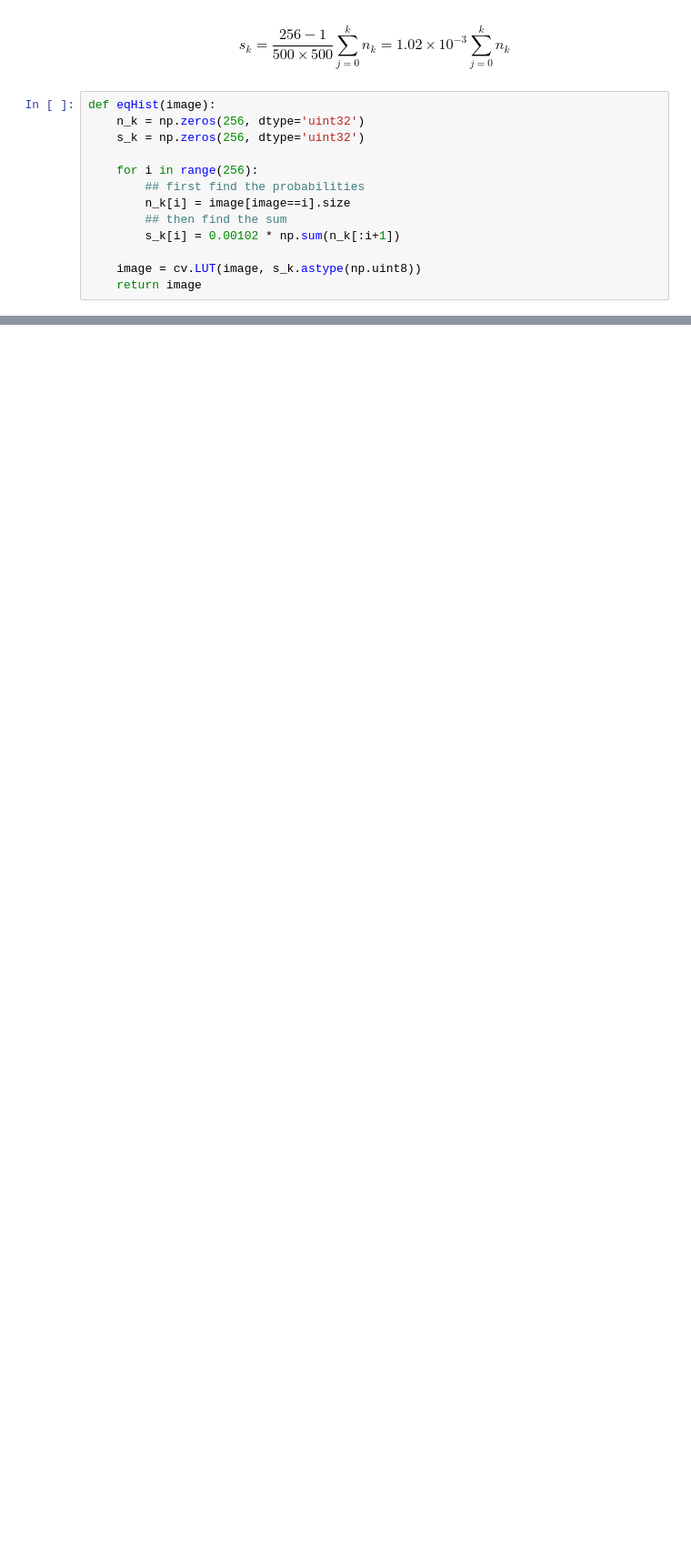
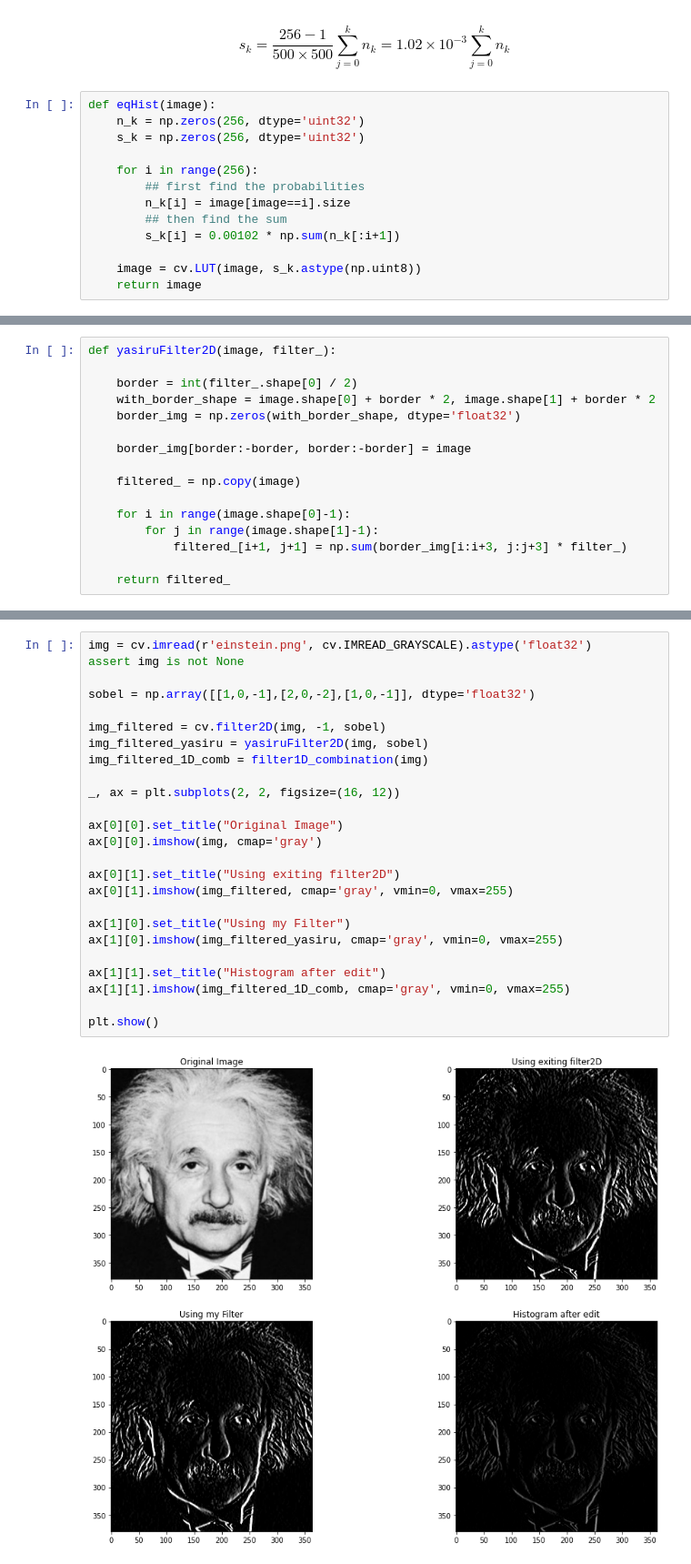
Before and after one commit to YSK-Machine-Vision-EN2550/Assignment_1, a Jupyter notebook: Book1.ipynb, the cells around one changed output, grey strips where cells are left out. Shown at 91% size. Drawn from its saved outputs; the diff is of its cells as text; blank space fills up the shorter version.

```diff
--- a/Book1.ipynb
+++ b/Book1.ipynb
@@ -302,0 +391,16 @@ plt.show()
+# %%
+def yasiruFilter2D(image, filter_):
+
+    border = int(filter_.shape[0] / 2)
+    with_border_shape = image.shape[0] + border * 2, image.shape[1] + border * 2
+    border_img = np.zeros(with_border_shape, dtype='float32')
+
+    border_img[border:-border, border:-border] = image
+
+    filtered_ = np.copy(image)
+
+    for i in range(image.shape[0]-1):
+        for j in range(image.shape[1]-1):
+            filtered_[i+1, j+1] = np.sum(border_img[i:i+3, j:j+3] * filter_)
+
+    return filtered_
@@ -302,0 +431,27 @@ plt.show()
+# %%
+img = cv.imread(r'einstein.png', cv.IMREAD_GRAYSCALE).astype('float32')
+assert img is not None
+
+sobel = np.array([[1,0,-1],[2,0,-2],[1,0,-1]], dtype='float32')
+
+img_filtered = cv.filter2D(img, -1, sobel)
+img_filtered_yasiru = yasiruFilter2D(img, sobel)
+img_filtered_1D_comb = filter1D_combination(img)
+
+_, ax = plt.subplots(2, 2, figsize=(16, 12))
+
+ax[0][0].set_title("Original Image")
+ax[0][0].imshow(img, cmap='gray')
+
+ax[0][1].set_title("Using exiting filter2D")
+ax[0][1].imshow(img_filtered, cmap='gray', vmin=0, vmax=255)
+
+ax[1][0].set_title("Using my Filter")
+ax[1][0].imshow(img_filtered_yasiru, cmap='gray', vmin=0, vmax=255)
+
+ax[1][1].set_title("Histogram after edit")
+ax[1][1].imshow(img_filtered_1D_comb, cmap='gray', vmin=0, vmax=255)
+
+plt.show()
+# %% [output]
+[figure, added]
```
Also changed, not shown: parts of 32 cells of this notebook, 1 other file.
